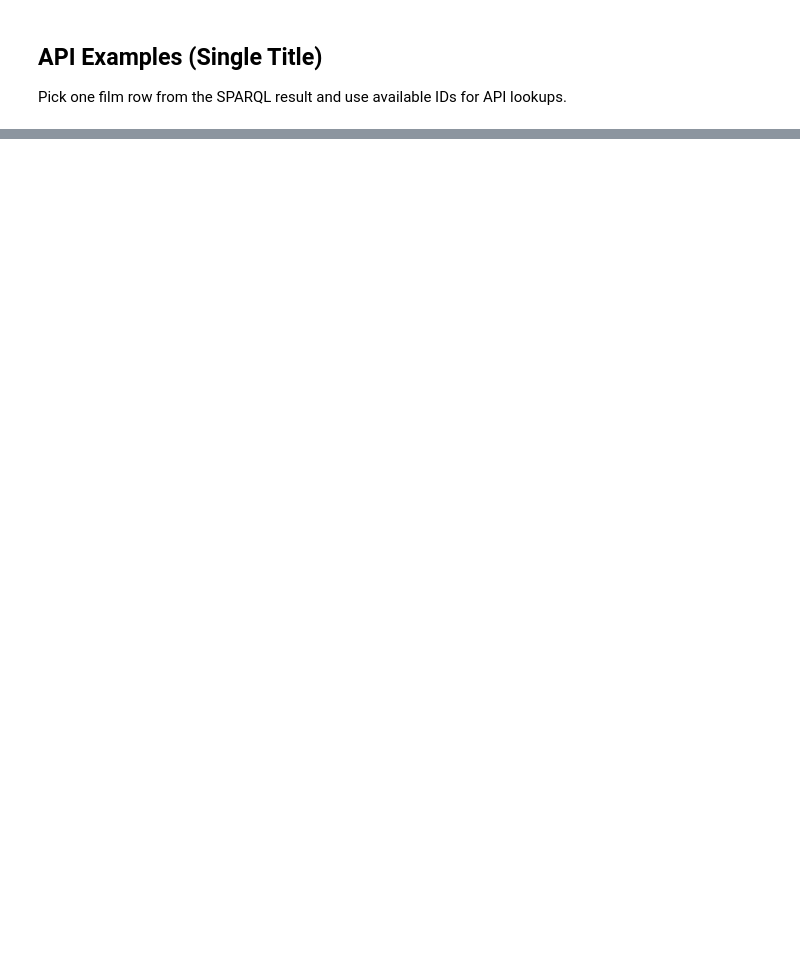
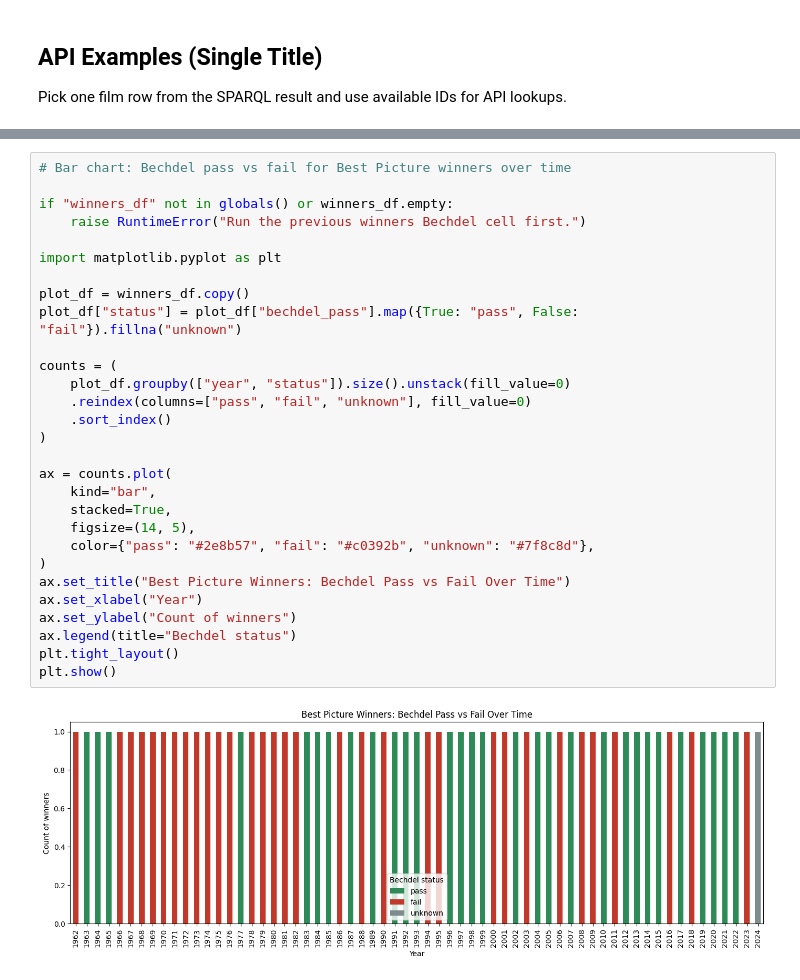
Before and after one commit to SteveHedden/fckg, a Jupyter notebook: fckg_demo_simply.ipynb, the cells around one changed output, grey strips where cells are left out. Drawn from its saved outputs; the diff is of its cells as text; blank space fills up the shorter version.

```diff
--- a/fckg_demo_simply.ipynb
+++ b/fckg_demo_simply.ipynb
@@ -434,0 +853,31 @@ pd.DataFrame(parsed)
+# %%
+# Bar chart: Bechdel pass vs fail for Best Picture winners over time
+
+if "winners_df" not in globals() or winners_df.empty:
+    raise RuntimeError("Run the previous winners Bechdel cell first.")
+
+import matplotlib.pyplot as plt
+
+plot_df = winners_df.copy()
+plot_df["status"] = plot_df["bechdel_pass"].map({True: "pass", False: "fail"}).fillna("unknown")
+
+counts = (
+    plot_df.groupby(["year", "status"]).size().unstack(fill_value=0)
+    .reindex(columns=["pass", "fail", "unknown"], fill_value=0)
+    .sort_index()
+)
+
+ax = counts.plot(
+    kind="bar",
+    stacked=True,
+    figsize=(14, 5),
+    color={"pass": "#2e8b57", "fail": "#c0392b", "unknown": "#7f8c8d"},
+)
+ax.set_title("Best Picture Winners: Bechdel Pass vs Fail Over Time")
+ax.set_xlabel("Year")
+ax.set_ylabel("Count of winners")
+ax.legend(title="Bechdel status")
+plt.tight_layout()
+plt.show()
+# %% [output]
+[figure, added]
```
Also changed, not shown: parts of 14 cells of this notebook, 7 other files.
